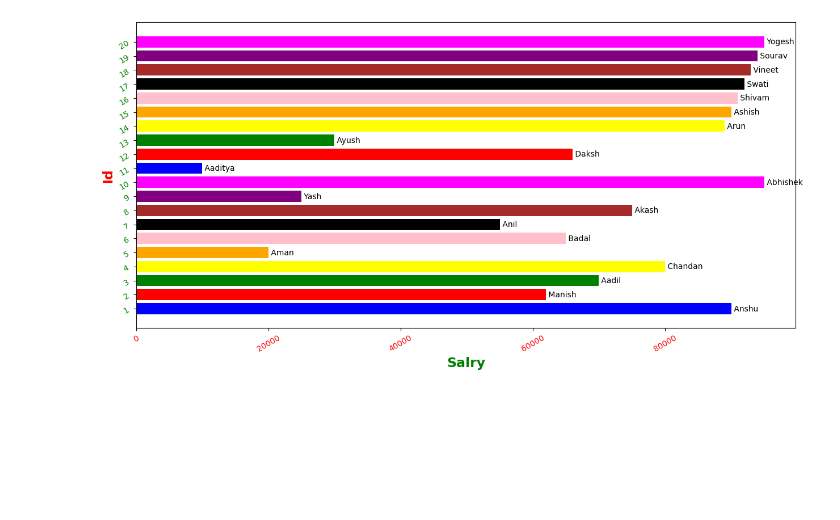
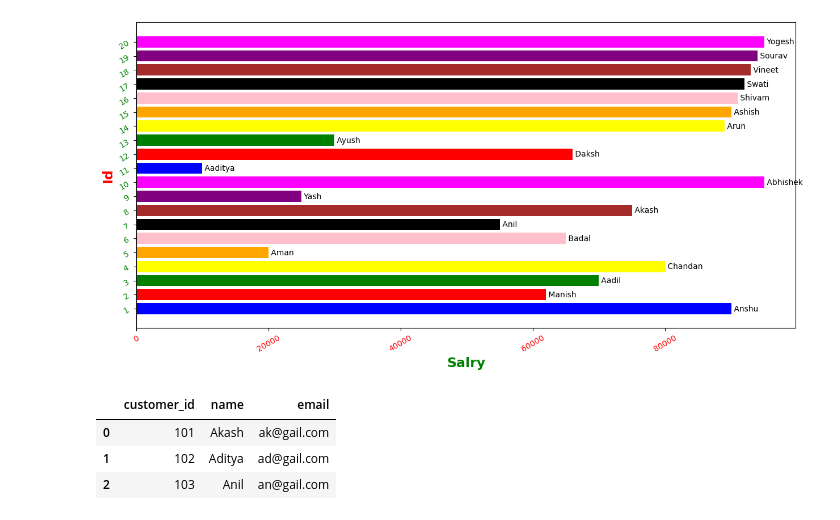
Before and after one commit to Akashyadav-codes/Data_Analyst_Jupyter, a Jupyter notebook: Matplotlib/Matplotlib.ipynb, the cells around one changed output. Saved outputs shown, nothing was run; the diff lists cells and outputs as text; code cells hidden in the pictures; blank space fills up the shorter version.

```diff
--- a/Matplotlib/Matplotlib.ipynb
+++ b/Matplotlib/Matplotlib.ipynb
@@ -680,0 +699,10 @@ plt.show()
+# %%
+import pandas as pd
+query = "SELECT * FROM customer"
+df=pd.read_sql(query,conn)
+df
+# %% [output]
+|  | customer_id | name | email |
+| 0 | 101 | Akash | ak@gail.com |
+| 1 | 102 | Aditya | ad@gail.com |
+| 2 | 103 | Anil | an@gail.com |
```
Also changed, not shown: parts of 4 cells of this notebook.
